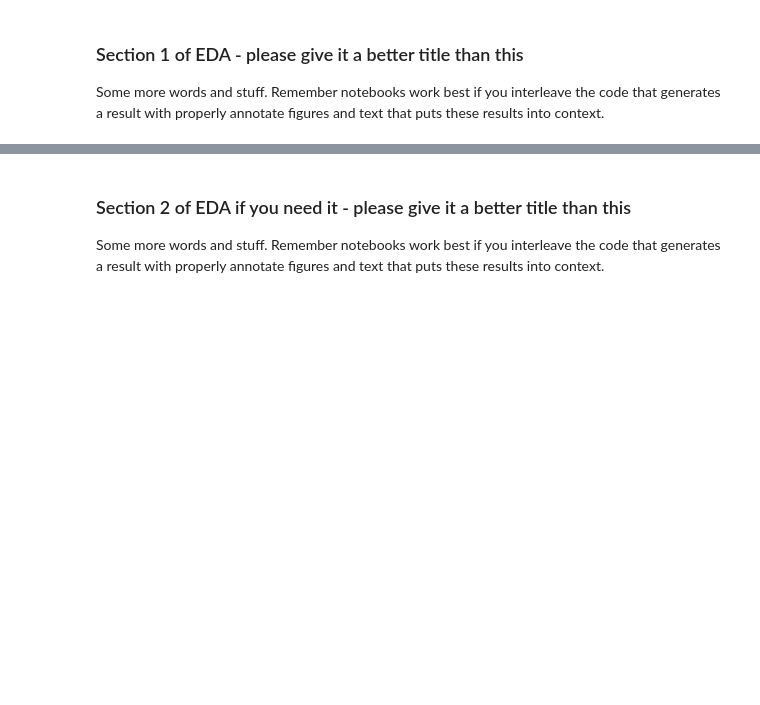
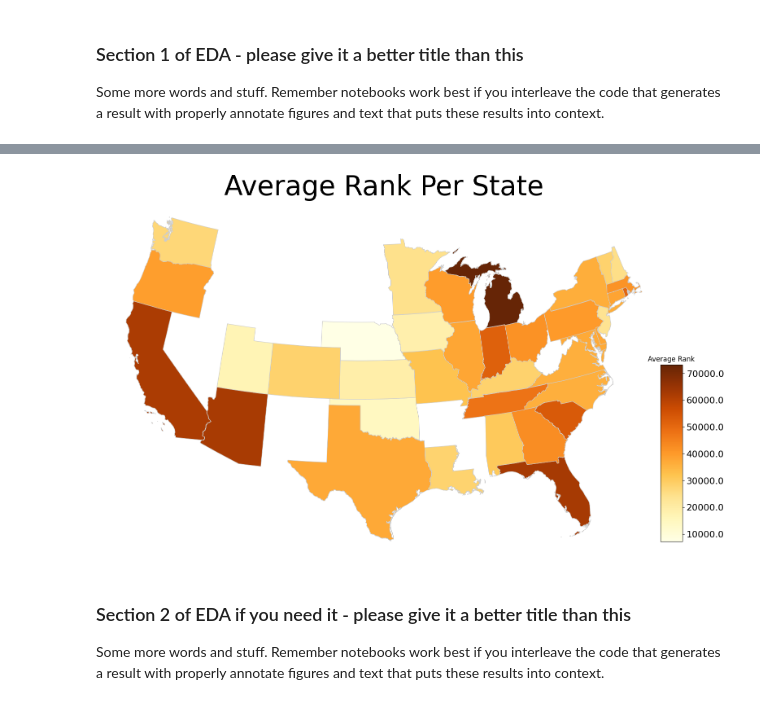
Before and after one commit to hamzahmansuri/university-admissions-analysis, a Jupyter notebook: EDACheckpoint_Group059_SP25.ipynb, the cells around one changed output, grey strips where cells are left out. Cells and saved outputs as stored; diff of their text form; code cells hidden in the pictures; blank space fills up the shorter version.

```diff
--- a/EDACheckpoint_Group059_SP25.ipynb
+++ b/EDACheckpoint_Group059_SP25.ipynb
@@ -198,3 +300,7 @@ Some more words and stuff.  Remember notebooks work best if you interleave the c
+# %%
+plot_data('Application', 'Average Rank Per State', 'Average Rank')
+# %% [output]
+[figure, added]
 # %% [markdown]
 ### Section 2 of EDA if you need it  - please give it a better title than this
 
```
Also changed, not shown: parts of 10 cells of this notebook, 7 other files.
